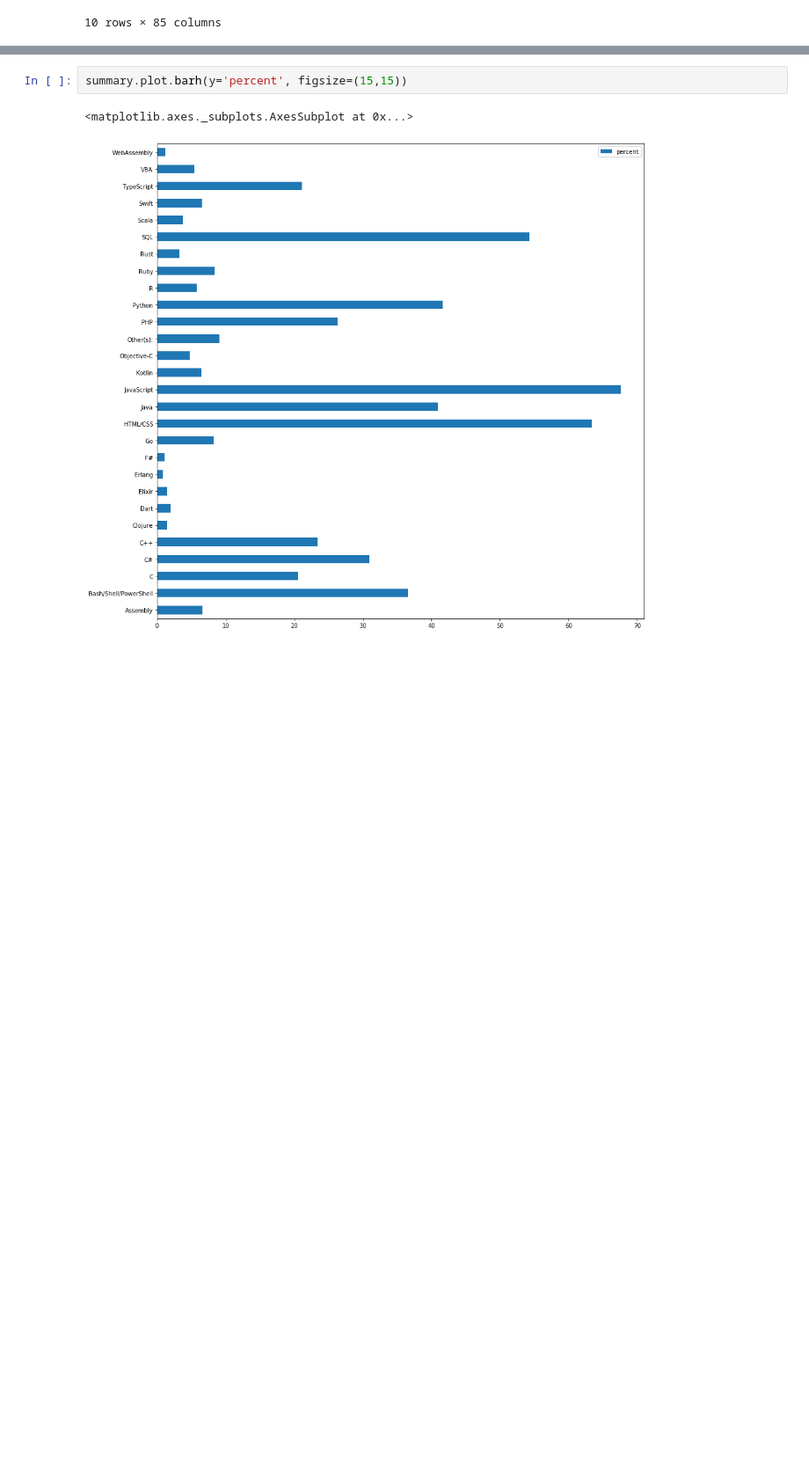
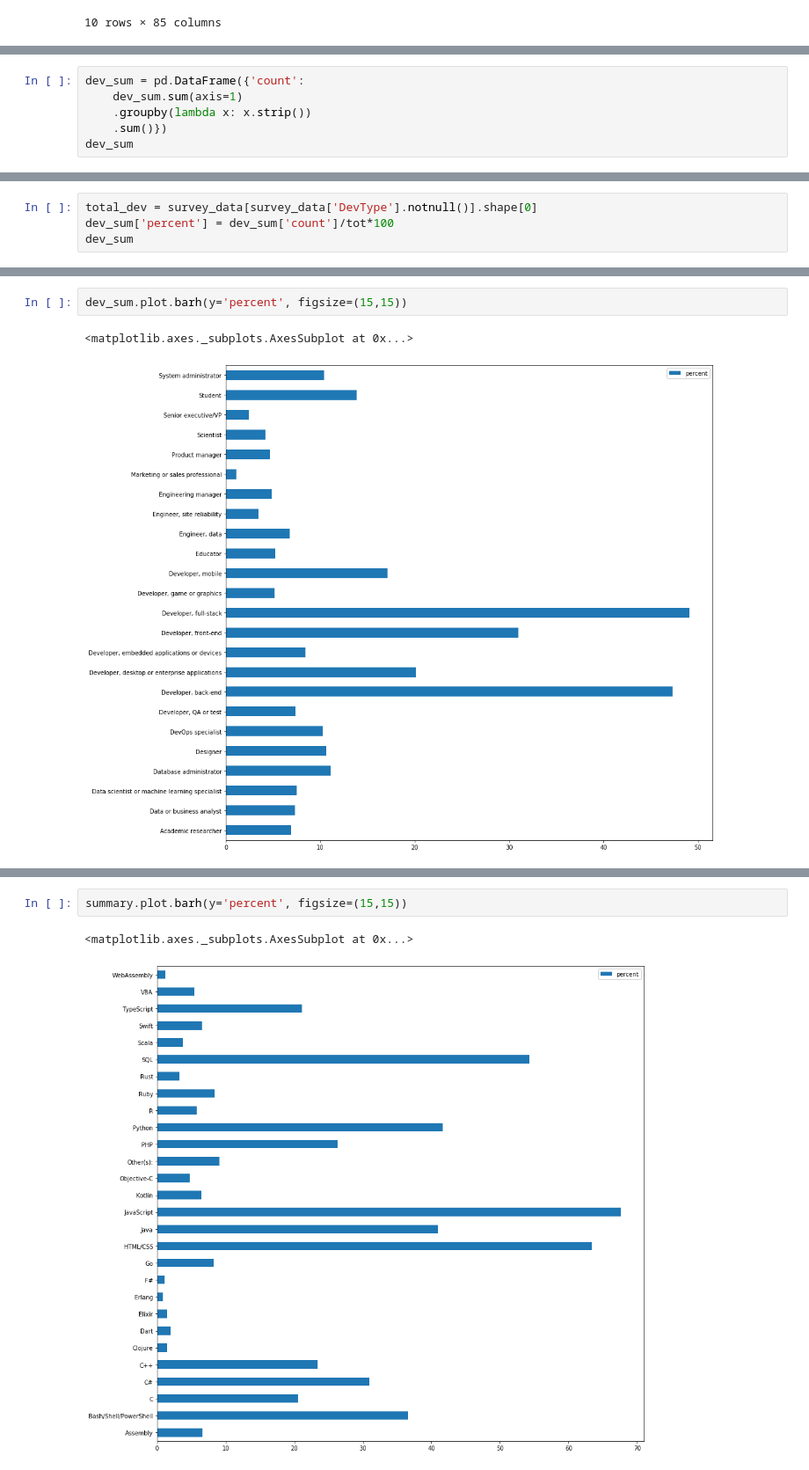
Before and after one commit to endormi/data-analysis, a Jupyter notebook: so_survey2019.ipynb, the cells around one changed output, grey strips where cells are left out. Shown at 88% size. Drawn from its saved outputs; the diff is of its cells as text; blank space fills up the shorter version.

```diff
--- a/so_survey2019.ipynb
+++ b/so_survey2019.ipynb
@@ -127,0 +60,6 @@ edu.head(50)
+# %%
+dev_sum = pd.DataFrame({'count':
+    dev_sum.sum(axis=1)
+    .groupby(lambda x: x.strip())
+    .sum()})
+dev_sum
@@ -127,0 +84,4 @@ edu.head(50)
+# %%
+total_dev = survey_data[survey_data['DevType'].notnull()].shape[0]
+dev_sum['percent'] = dev_sum['count']/tot*100
+dev_sum
@@ -128,3 +106,8 @@ edu.head(50)
+# %%
+dev_sum.plot.barh(y='percent', figsize=(15,15))
+# %% [output]
+<matplotlib.axes._subplots.AxesSubplot at 0x...>
+[figure, added]
 # %%
 summary = pd.DataFrame({'count':
     summary.sum(axis=1)
```
Also changed, not shown: parts of 15 cells of this notebook.
